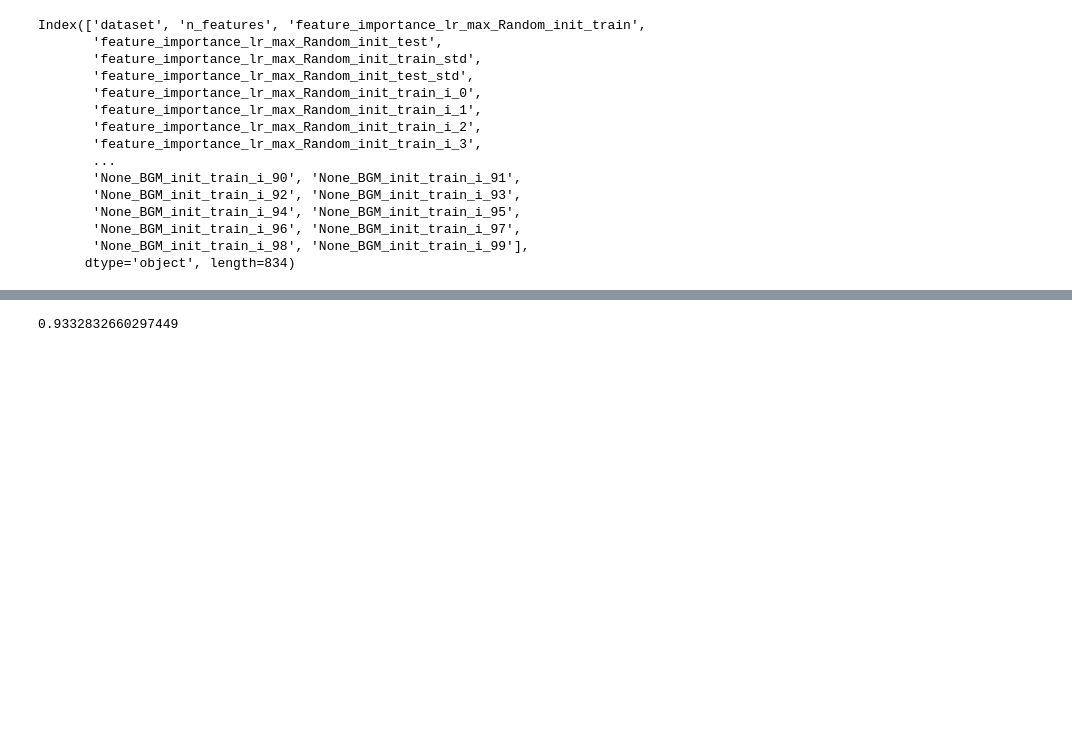
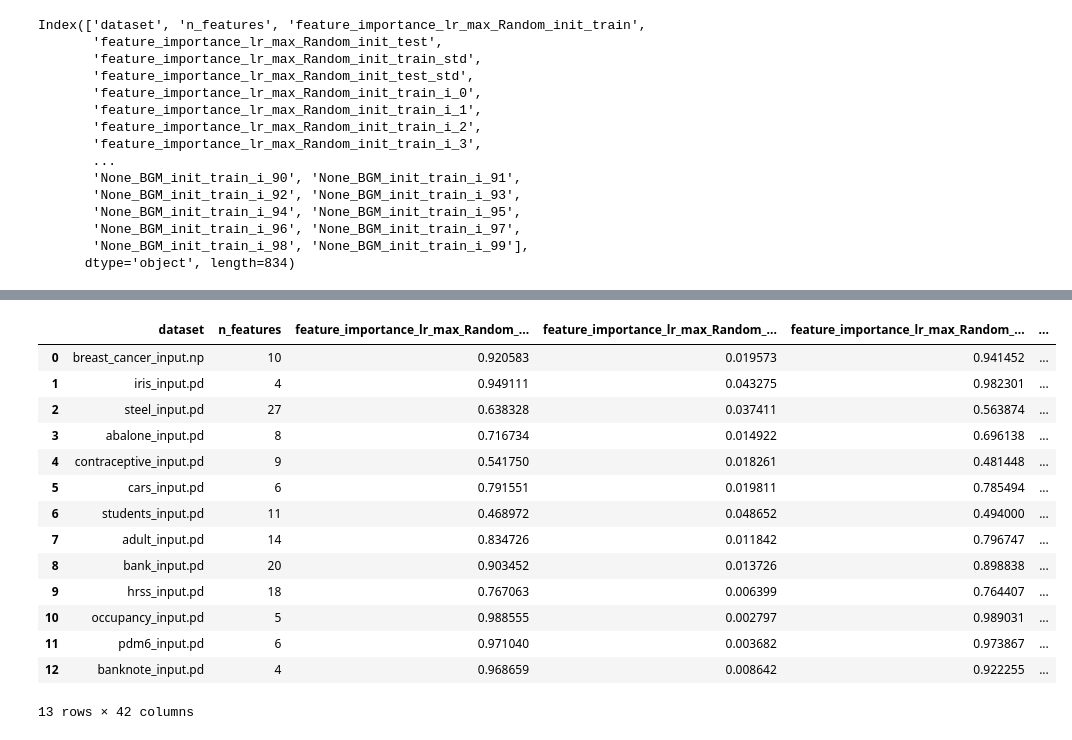
Before and after one commit to simsal0r/mixture-of-decision-trees, a Jupyter notebook: benchmarks/analysis_initialization.ipynb, the cells around one changed output, grey strips where cells are left out. Saved outputs shown, nothing was run; the diff lists cells and outputs as text; code cells hidden in the pictures; blank space fills up the shorter version.

```diff
--- a/benchmarks/analysis_initialization.ipynb
+++ b/benchmarks/analysis_initialization.ipynb
@@ -135,4 +151,18 @@ print(str1)
-# %%
-df[(df["dataset"] == dataset)][column].values[0][0]
-# %% [output]
-0.9332832660297449
+# %%
+df[selector]
+# %% [output]
+|  | dataset | n_features | feature_importance_lr_max_Random_... | feature_importance_lr_max_Random_... | feature_importance_lr_max_Random_... | ... |
+| 0 | breast_cancer_input.np | 10 | 0.920583 | 0.019573 | 0.941452 | ... |
+| 1 | iris_input.pd | 4 | 0.949111 | 0.043275 | 0.982301 | ... |
+| 2 | steel_input.pd | 27 | 0.638328 | 0.037411 | 0.563874 | ... |
+| 3 | abalone_input.pd | 8 | 0.716734 | 0.014922 | 0.696138 | ... |
+| 4 | contraceptive_input.pd | 9 | 0.541750 | 0.018261 | 0.481448 | ... |
+| 5 | cars_input.pd | 6 | 0.791551 | 0.019811 | 0.785494 | ... |
+| 6 | students_input.pd | 11 | 0.468972 | 0.048652 | 0.494000 | ... |
+| 7 | adult_input.pd | 14 | 0.834726 | 0.011842 | 0.796747 | ... |
+| 8 | bank_input.pd | 20 | 0.903452 | 0.013726 | 0.898838 | ... |
+| 9 | hrss_input.pd | 18 | 0.767063 | 0.006399 | 0.764407 | ... |
+| 10 | occupancy_input.pd | 5 | 0.988555 | 0.002797 | 0.989031 | ... |
+| 11 | pdm6_input.pd | 6 | 0.971040 | 0.003682 | 0.973867 | ... |
+| 12 | banknote_input.pd | 4 | 0.968659 | 0.008642 | 0.922255 | ... |
+13 rows × 42 columns
```
Also changed, not shown: parts of 16 cells of this notebook, 12 other files.
